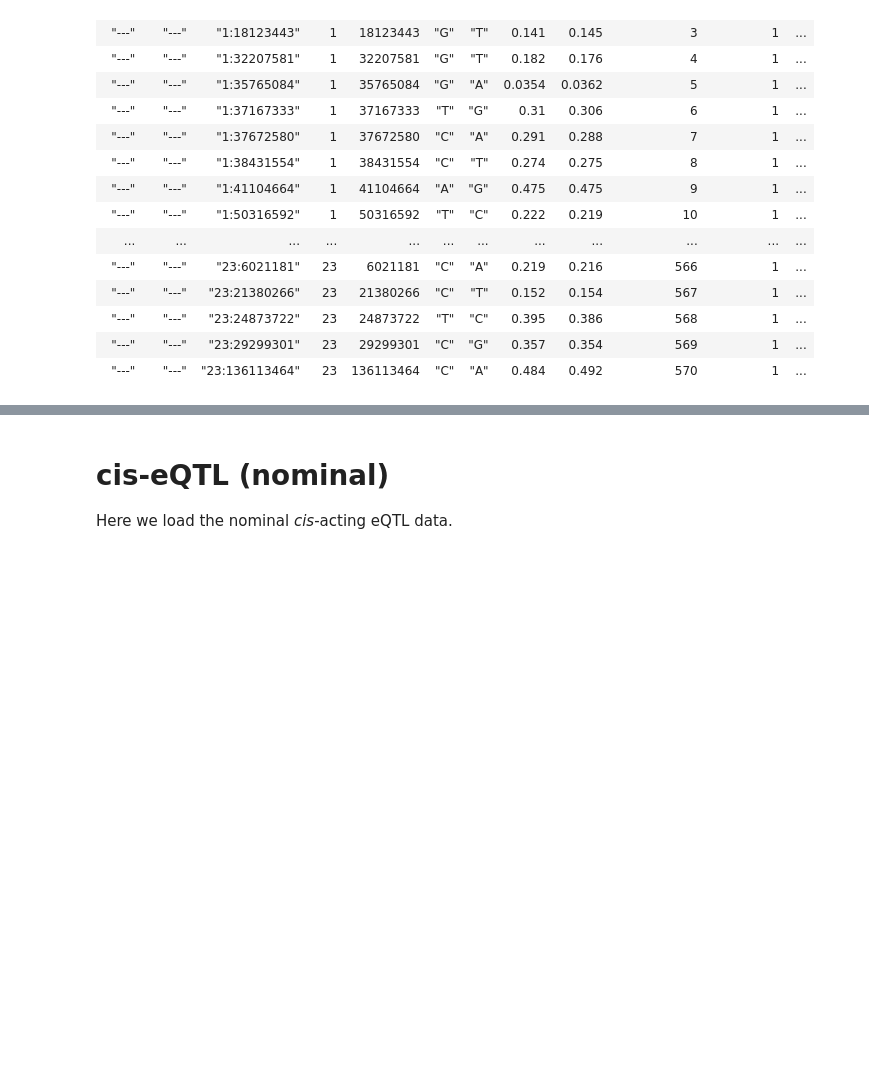
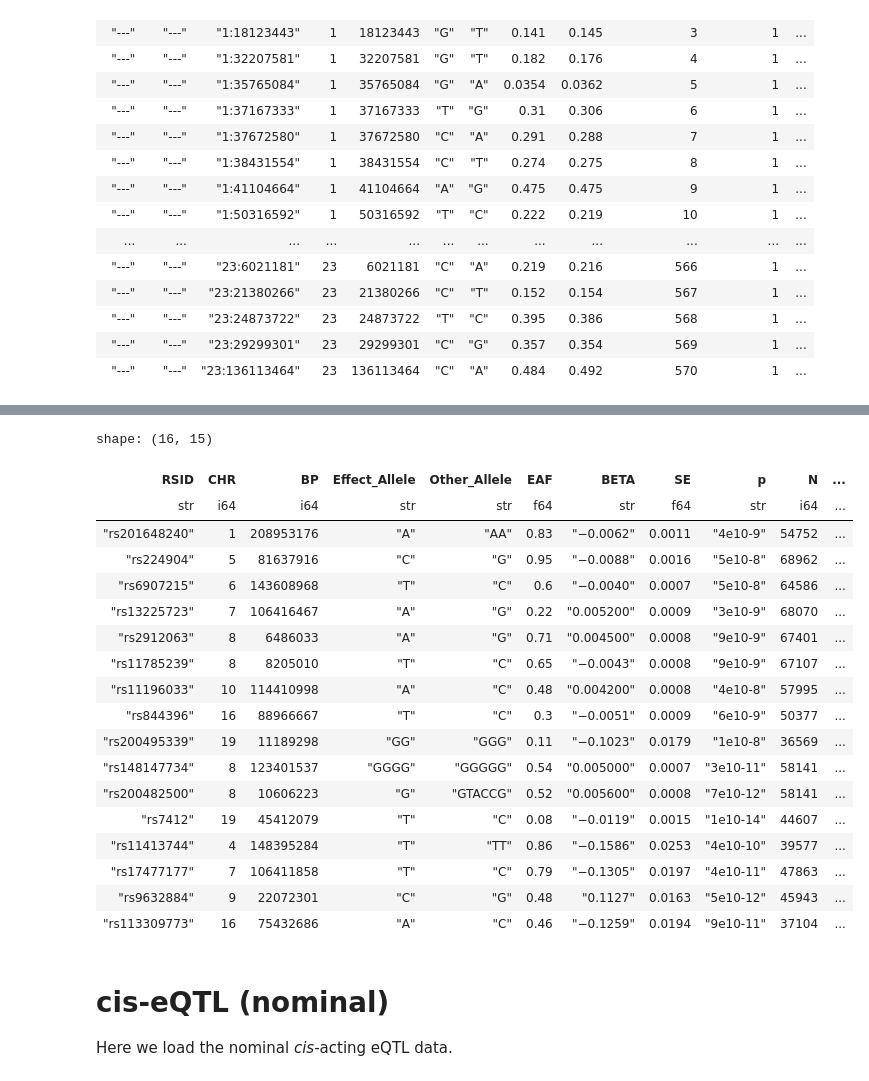
Before and after one commit to CirculatoryHealth/MR_CVD_MDD, a Jupyter notebook: 5. Parsing_AE_molQTL.ipynb, the cells around one changed output, grey strips where cells are left out. Drawn from its saved outputs; the diff is of its cells as text; code cells hidden in the pictures; blank space fills up the shorter version.

```diff
--- a/5. Parsing_AE_molQTL.ipynb
+++ b/5. Parsing_AE_molQTL.ipynb
@@ -288,3 +329,25 @@ shape: (632, 24)
+# %%
+target_variants_cimt
+# %% [output]
+shape: (16, 15)
+| RSID | CHR | BP | Effect_Allele | Other_Allele | EAF | BETA | SE | p | N | ... |
+| str | i64 | i64 | str | str | f64 | str | f64 | str | i64 | ... |
+| "rs201648240" | 1 | 208953176 | "A" | "AA" | 0.83 | "−0.0062" | 0.0011 | "4e10-9" | 54752 | ... |
+| "rs224904" | 5 | 81637916 | "C" | "G" | 0.95 | "−0.0088" | 0.0016 | "5e10-8" | 68962 | ... |
+| "rs6907215" | 6 | 143608968 | "T" | "C" | 0.6 | "−0.0040" | 0.0007 | "5e10-8" | 64586 | ... |
+| "rs13225723" | 7 | 106416467 | "A" | "G" | 0.22 | "0.005200" | 0.0009 | "3e10-9" | 68070 | ... |
+| "rs2912063" | 8 | 6486033 | "A" | "G" | 0.71 | "0.004500" | 0.0008 | "9e10-9" | 67401 | ... |
+| "rs11785239" | 8 | 8205010 | "T" | "C" | 0.65 | "−0.0043" | 0.0008 | "9e10-9" | 67107 | ... |
+| "rs11196033" | 10 | 114410998 | "A" | "C" | 0.48 | "0.004200" | 0.0008 | "4e10-8" | 57995 | ... |
+| "rs844396" | 16 | 88966667 | "T" | "C" | 0.3 | "−0.0051" | 0.0009 | "6e10-9" | 50377 | ... |
+| "rs200495339" | 19 | 11189298 | "GG" | "GGG" | 0.11 | "−0.1023" | 0.0179 | "1e10-8" | 36569 | ... |
+| "rs148147734" | 8 | 123401537 | "GGGG" | "GGGGG" | 0.54 | "0.005000" | 0.0007 | "3e10-11" | 58141 | ... |
+| "rs200482500" | 8 | 10606223 | "G" | "GTACCG" | 0.52 | "0.005600" | 0.0008 | "7e10-12" | 58141 | ... |
+| "rs7412" | 19 | 45412079 | "T" | "C" | 0.08 | "−0.0119" | 0.0015 | "1e10-14" | 44607 | ... |
+| "rs11413744" | 4 | 148395284 | "T" | "TT" | 0.86 | "−0.1586" | 0.0253 | "4e10-10" | 39577 | ... |
+| "rs17477177" | 7 | 106411858 | "T" | "C" | 0.79 | "−0.1305" | 0.0197 | "4e10-11" | 47863 | ... |
+| "rs9632884" | 9 | 22072301 | "C" | "G" | 0.48 | "0.1127" | 0.0163 | "5e10-12" | 45943 | ... |
+| "rs113309773" | 16 | 75432686 | "A" | "C" | 0.46 | "−0.1259" | 0.0194 | "9e10-11" | 37104 | ... |
 # %% [markdown]
 # cis-eQTL (nominal)
 
```
Also changed, not shown: parts of 24 cells of this notebook, 5 other files.
